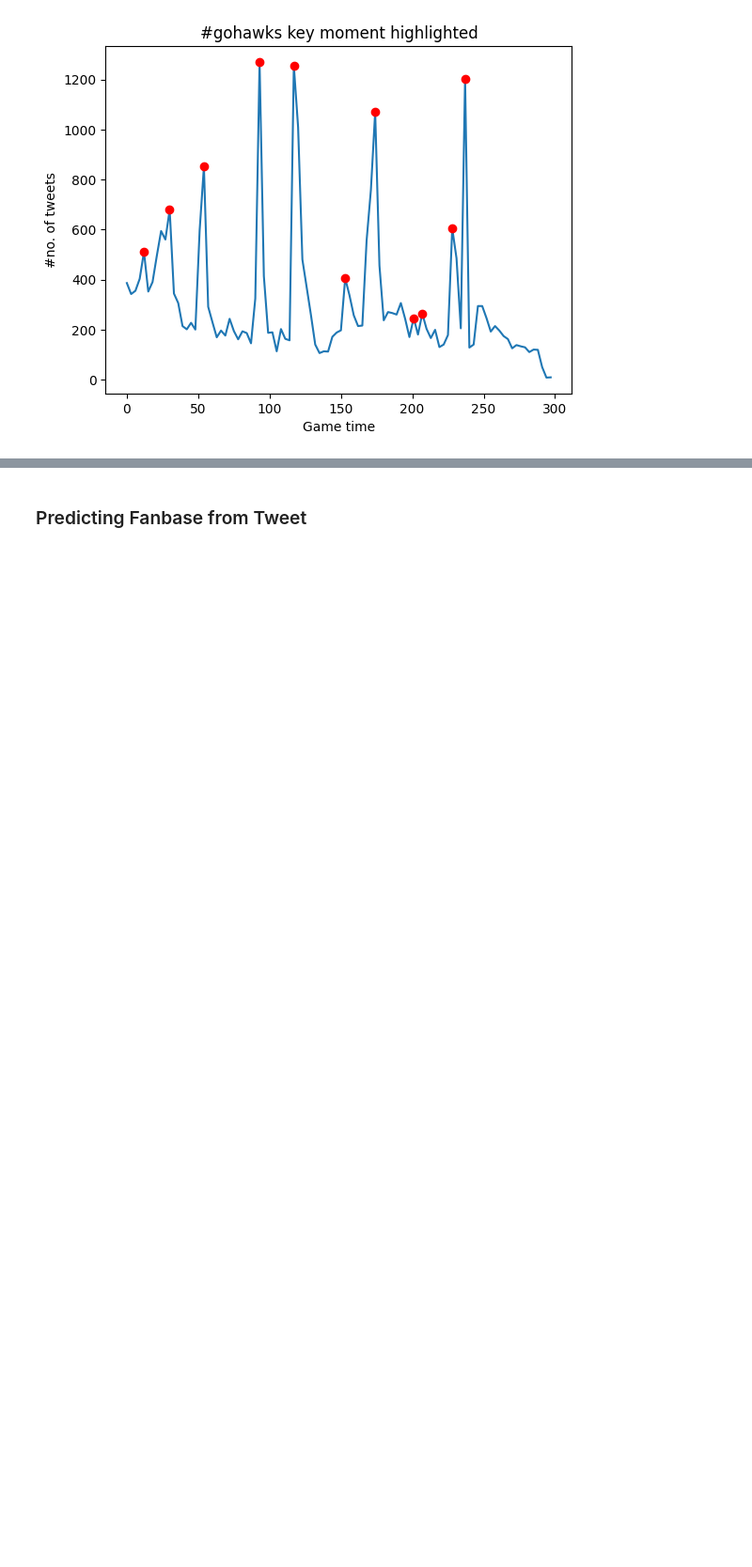
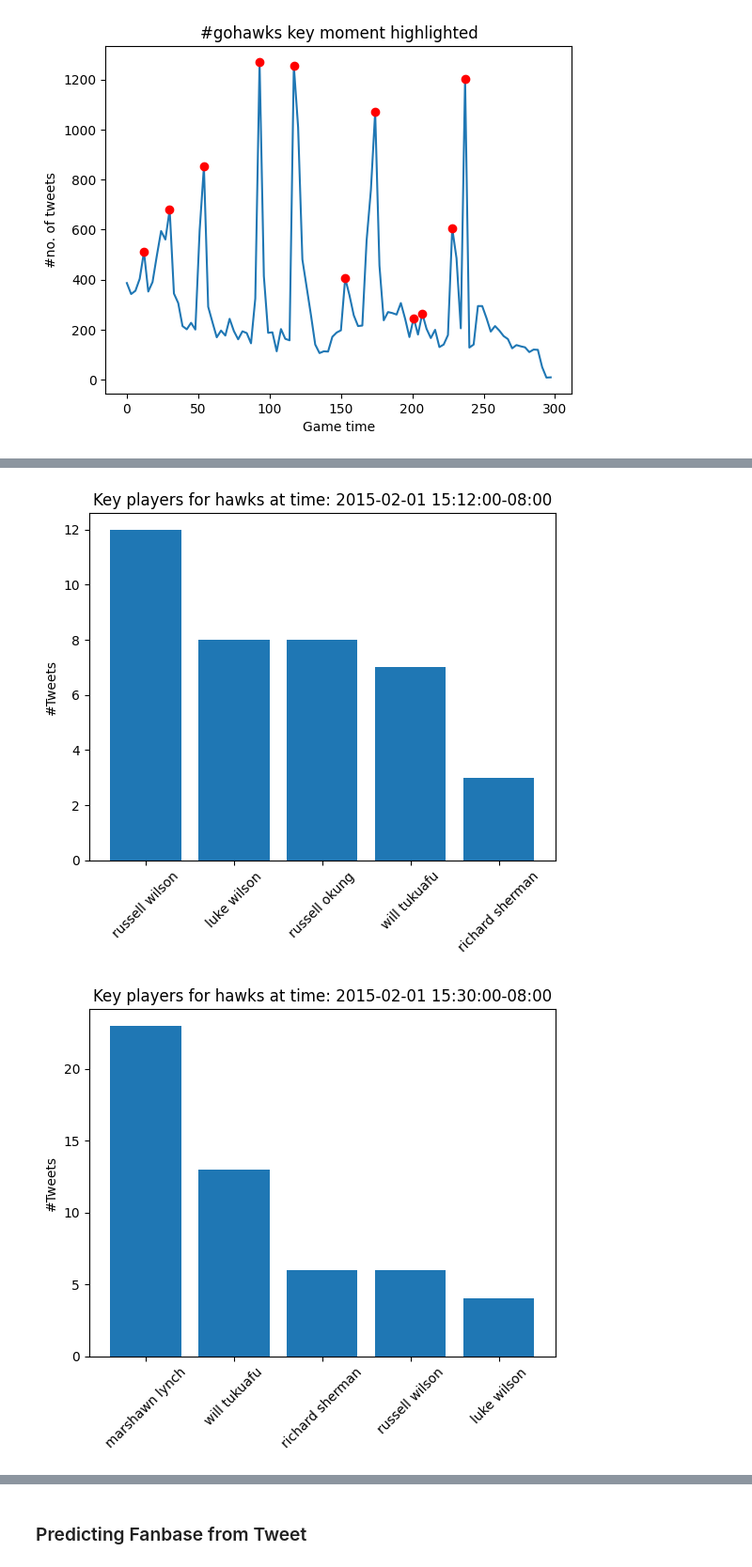
Before and after one commit to diplav09/Regression-Analysis, a Jupyter notebook: Twitter_Data.ipynb, the cells around one changed output, grey strips where cells are left out. Shown at 94% size. Saved outputs shown, nothing was run; the diff lists cells and outputs as text; code cells hidden in the pictures; blank space fills up the shorter version.

```diff
--- a/Twitter_Data.ipynb
+++ b/Twitter_Data.ipynb
@@ -768,0 +794,19 @@ peaks_gohawks, timestamp_gohawks, tweet_gohawks = plot_and_get_key_moment(inGame
+# %%
+key_times_gohawks = timestamp_gohawks
+
+for id, tweet in enumerate(twgh):
+    mvp = getAssociatedPlayers(tweet, hawks_roster)
+    top_five = list(mp.keys())[0:5]
+
+    values = []
+    for tp in top:
+        values.append(mp[tp])
+
+    plt.bar(top, values)
+    plt.xticks(rotation = 45)
+    plt.title("Key players for hawks at time: {}". format(key_times_gohawks[id]))
+    plt.ylabel("#Tweets")
+    plt.show()
+# %% [output]
+[figure, added]
+[figure, added]
```
Also changed, not shown: parts of 12 cells of this notebook.
